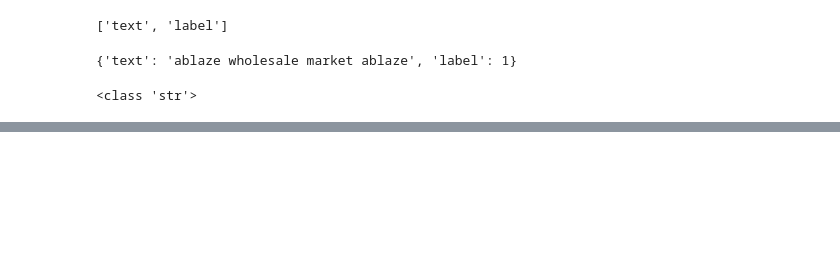
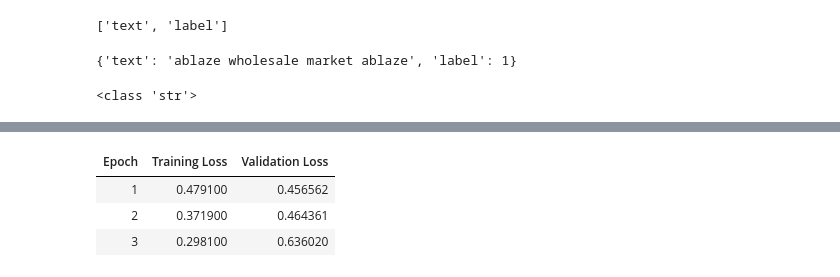
Before and after one commit to CSC-4260-Advanced-Data-Science-Project/NLP_Disaster_Tweets, a Jupyter notebook: bert_model.ipynb, the cells around one changed output, grey strips where cells are left out. Cells and saved outputs as stored; diff of their text form; code cells hidden in the pictures; blank space fills up the shorter version.

Commit message:
Working to implement cross validation for bert model

```diff
--- a/bert_model.ipynb
+++ b/bert_model.ipynb
@@ -26,6 +32,9 @@ import torch
 # %%
 # Load dataframe
-df = pd.read_csv("prepended_v3_lemmatized.csv")
+# IMPORTANT: Make sure to put data file in the correct place!
+# IMPORTANT: Modify this notebook to loop through all datasets and implement cross-validation!
+# IMPORTANT: Should we look into hyperparameter tuning?
+df = pd.read_csv("Data/prepended_v3_lemmatized.csv")
 df.drop(columns=['text', 'text_length', 'length'], inplace=True)
 df.rename(columns={'processed_text':'text', 'target':'label'}, inplace=True)
 df = df[["text", "label"]].copy()  # Drop other columns if they exist
@@ -67,6 +87,6 @@ tokenizer = BertTokenizer.from_pretrained("bert-base-uncased")
 def tokenize_function(example):
     return tokenizer(example["text"], truncation=True, padding="max_length", max_length=128)
 
-dataset = dataset.map(tokenize_function, batched=True)
-dataset = dataset.rename_column("label", "labels")
-dataset.set_format("torch", columns=["input_ids", "attention_mask", "labels"])
+# dataset = dataset.map(tokenize_function, batched=True)
+# dataset = dataset.rename_column("label", "labels")
+# dataset.set_format("torch", columns=["input_ids", "attention_mask", "labels"])
@@ -78,0 +103,75 @@ Please note that authentication is recommended but still optional to access publ
+# %%
+n = 5
+kf = KFold(n_splits=n, shuffle=True, random_state=42)
+
+acc_array = []
+f1_array = []
+
+for train_index, val_index in kf.split(dataset):
+  train = dataset[train_index]
+  val = dataset[val_index]
+
+  train = Dataset.from_dict(train)
+  val = Dataset.from_dict(val)
+
+  print(train)
+  print(val)
+
+  # IMPORTANT: Is this the right place to put this?
+  train = train.map(tokenize_function, batched=True)
+  train = train.rename_column("label", "labels")
+  train.set_format("torch", columns=["input_ids", "attention_mask", "labels"])
+
+  # IMPORTANT: Is this the right place to put this?
+  val = val.map(tokenize_function, batched=True)
+  val = val.rename_column("label", "labels")
+  val.set_format("torch", columns=["input_ids", "attention_mask", "labels"])
+
+  print(train)
+  print(val)
+
+  model = BertForSequenceClassification.from_pretrained("bert-base-uncased", num_labels=2)
+
+  training_args = TrainingArguments (
+    output_dir="./results",
+    evaluation_strategy="epoch",
+    save_strategy="epoch",  # Add this!
+    logging_strategy="epoch",
+    learning_rate=2e-5,
+    per_device_train_batch_size=8,
+    per_device_eval_batch_size=8,
+    num_train_epochs=3,
+    weight_decay=0.01,
+    save_total_limit=1,
+    load_best_model_at_end=True,
+  )
+
+  trainer = Trainer (
+    model=model,
+    args=training_args,
+    train_dataset=train,
+    eval_dataset=val,
+    tokenizer=tokenizer,
+  )
+
+  trainer.train()
+  trainer.evaluate()
+
+  # Predict on training data
+  train_output = trainer.predict(train)
+  train_preds = np.argmax(train_output.predictions, axis=1)  # Convert logits to predicted class
+
+  # Predict on test data
+  val_output = trainer.predict(val)
+  val_preds = np.argmax(val_output.predictions, axis=1)
+
+  # (Optional) True labels
+  train_labels = train_output.label_ids
+  val_labels = val_output.label_ids
+
+  accuracy = metrics.accuracy_score(val_labels, val_preds)
+  f1 = metrics.f1_score(val_labels, val_preds)
+
+  acc_array.append(accuracy)
+  f1_array.append(f1)
+# %% [output]
@@ -78,0 +189,4 @@ Please note that authentication is recommended but still optional to access publ
+| Epoch | Training Loss | Validation Loss |
+| 1 | 0.479100 | 0.456562 |
+| 2 | 0.371900 | 0.464361 |
+| 3 | 0.298100 | 0.636020 |
```
Also changed, not shown: parts of 29 cells of this notebook.
